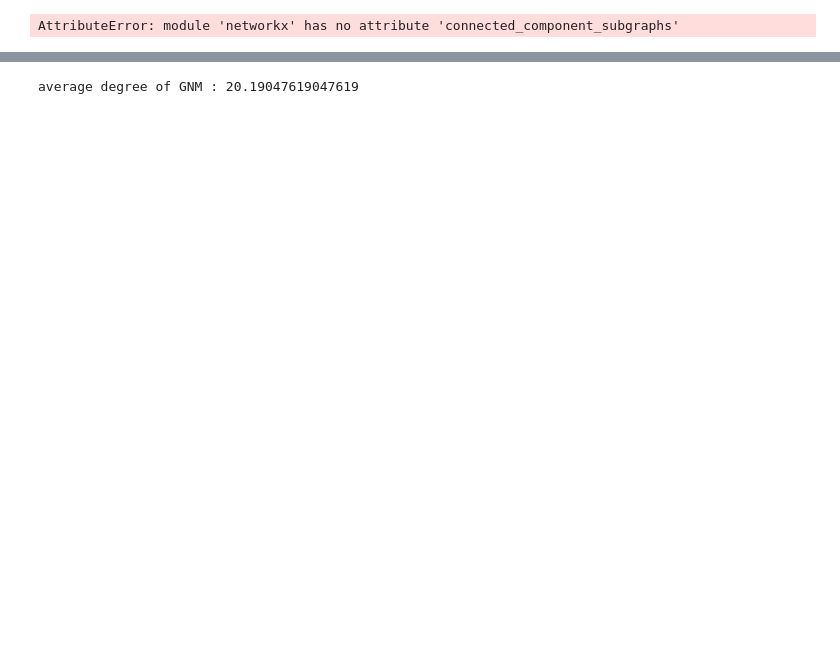
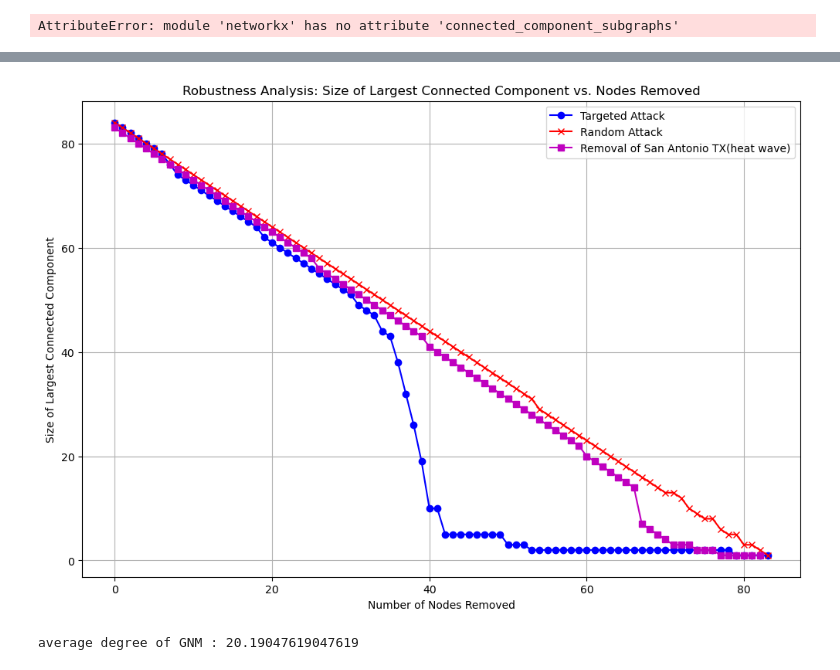
Before and after one commit to sharma-bharat/networkutk, a Jupyter notebook: cnproj_dec3_finalizing.ipynb, the cells around one changed output, grey strips where cells are left out. Drawn from its saved outputs; the diff is of its cells as text; code cells hidden in the pictures; blank space fills up the shorter version.

```diff
--- a/cnproj_dec3_finalizing.ipynb
+++ b/cnproj_dec3_finalizing.ipynb
@@ -441,0 +442,95 @@ Degree preserving randomization robustness (size of largest connected component
+# %%
+import pandas as pd
+import networkx as nx
+import matplotlib.pyplot as plt
+import random
+
+# Load the filtered edges CSV file
+edges_file_path = '/Users/maedehrahimitouranposhti/Downloads/research/railonlyedges.csv'
+edges = pd.read_csv(edges_file_path)
+
+# Construct the graph using NetworkX
+G = nx.Graph()
+edges_array = edges[['dms_orig_string', 'dms_dest_string', 'distance_miles']].values
+G.add_weighted_edges_from(edges_array)
+
+# Degree robustness function
+def degree_robust_remove(G):
+    G = G.copy()
+    Gc_d = []
+    removed = []
+    for i in range(len(G)):
+        node_deg = list(G.degree())
+        if not node_deg:
+            break
+        gc = max(nx.connected_components(G), key=len)
+        Gc_d.append(len(gc))
+        target = max(node_deg, key=lambda x: x[1])[0]
+        G.remove_node(target)
+        removed.append(target)
+    return Gc_d, removed
+
+# Random removal robustness function
+def degree_robust_rand(G):
+    G = G.copy()
+    Gc_dr = []
+    for i in range(len(G)):
+        node_deg = list(G.degree())
+        if not node_deg:
+            break
+        gc = max(nx.connected_components(G), key=len)
+        Gc_dr.append(len(gc))
+        # Random removal
+        target = random.choice(list(G.nodes()))
+        G.remove_node(target)
+    return Gc_dr
+
+# Degree preserving randomization and robustness analysis
+def degree_preserving_randomization_robustness(G):
+    G_pre = G.copy()
+    G_preserving = nx.double_edge_swap(G_pre, nswap=1, max_tries=100)
+    Gc_pre, _ = degree_robust_remove(G_preserving)
+    return Gc_pre
+
+# Execute degree robustness analysis
+Gc_d, removed = degree_robust_remove(G)
+print("Degree robustness (size of largest connected component after each removal):", Gc_d)
+print("Nodes removed in order:", removed)
+
+# Execute random robustness analysis
+Gc_dr = degree_robust_rand(G)
+print("Random removal robustness (size of largest connected component after each removal):", Gc_dr)
+
+# Execute degree preserving randomization robustness analysis
+Gc_pre = degree_preserving_randomization_robustness(G)
+print("Degree preserving randomization robustness (size of largest connected component after each removal):", Gc_pre)
+
+# New function to simulate the impact of removing "San Antonio TX"
+def remove_node_and_analyze(G, node):
+    G = G.copy()
+    G.remove_node(node)
+    Gc_sa = []
+    for i in range(len(G)):
+        gc = max(nx.connected_components(G), key=len)
+        Gc_sa.append(len(gc))
+        if len(gc) == 0:
+            break
+        G.remove_node(random.choice(list(gc)))
+    return Gc_sa
+
+# Analyze the impact of removing "San Antonio TX"
+Gc_sa = remove_node_and_analyze(G, "San Antonio TX")
+
+# Combined plot
+plt.figure(figsize=(12, 8))
+plt.plot(Gc_d, marker='o', linestyle='-', color='b', label='Targeted Attack')
+plt.plot(Gc_dr, marker='x', linestyle='-', color='r', label='Random Attack')
+#plt.plot(Gc_pre, marker='^', linestyle='-', color='g', label='Degree Preserving Randomization')
+plt.plot(Gc_sa, marker='s', linestyle='-', color='m', label='Removal of San Antonio TX(heat wave)')
+plt.xlabel('Number of Nodes Removed')
+plt.ylabel('Size of Largest Connected Component')
+plt.title('Robustness Analysis: Size of Largest Connected Component vs. Nodes Removed')
+plt.legend()
+plt.grid(True)
+plt.show()
+# %% [output]
@@ -442,3 +541,4 @@ Degree preserving randomization robustness (size of largest connected component
+[figure, added]
 # %%
 #generating GNM graph
 G_gnm_c=G.copy()
```
Also changed, not shown: parts of 16 cells of this notebook, 1 other file.
